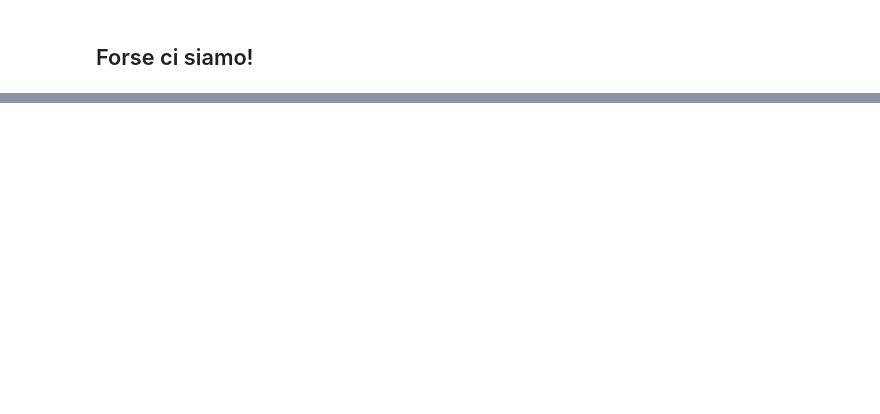
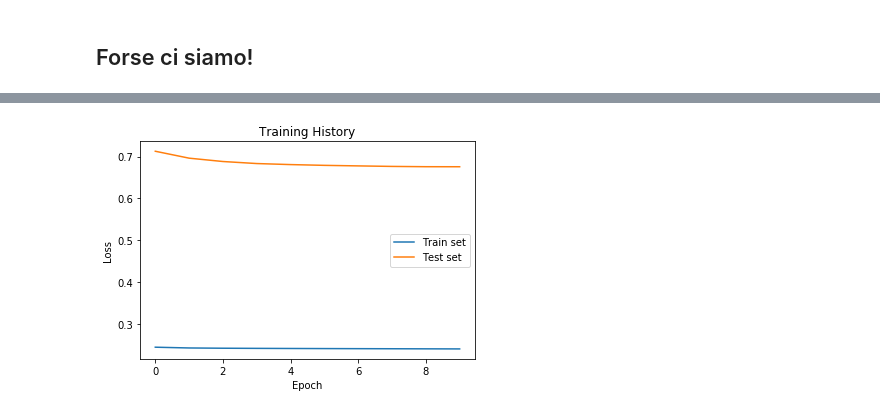
Before and after one commit to dtoniolo/Assigments-Advanced-Machine-Learning, a Jupyter notebook: Assignment 1/Assignment_1.ipynb, the cells around one changed output, grey strips where cells are left out. Saved outputs shown, nothing was run; the diff lists cells and outputs as text; code cells hidden in the pictures; blank space fills up the shorter version.

```diff
--- a/Assignment 1/Assignment_1.ipynb
+++ b/Assignment 1/Assignment_1.ipynb
@@ -685,5 +702,5 @@ Epoch 10/10
 # %% [markdown]
 ## Forse ci siamo!
 # %%
-cross_validate(create_model, train_data, train_targets, class_weights= {0: 0.23, 1: 0.77})
+results, history = cross_validate(create_model, train_data, train_targets, class_weights= {0: 0.23, 1: 0.77})
 # %% [output]
@@ -723 +745,5 @@ Epoch 10/10
+# %%
+plot_history(history)
+# %% [output]
+[figure, added]
 # %%
```
Also changed, not shown: parts of 26 cells of this notebook.
